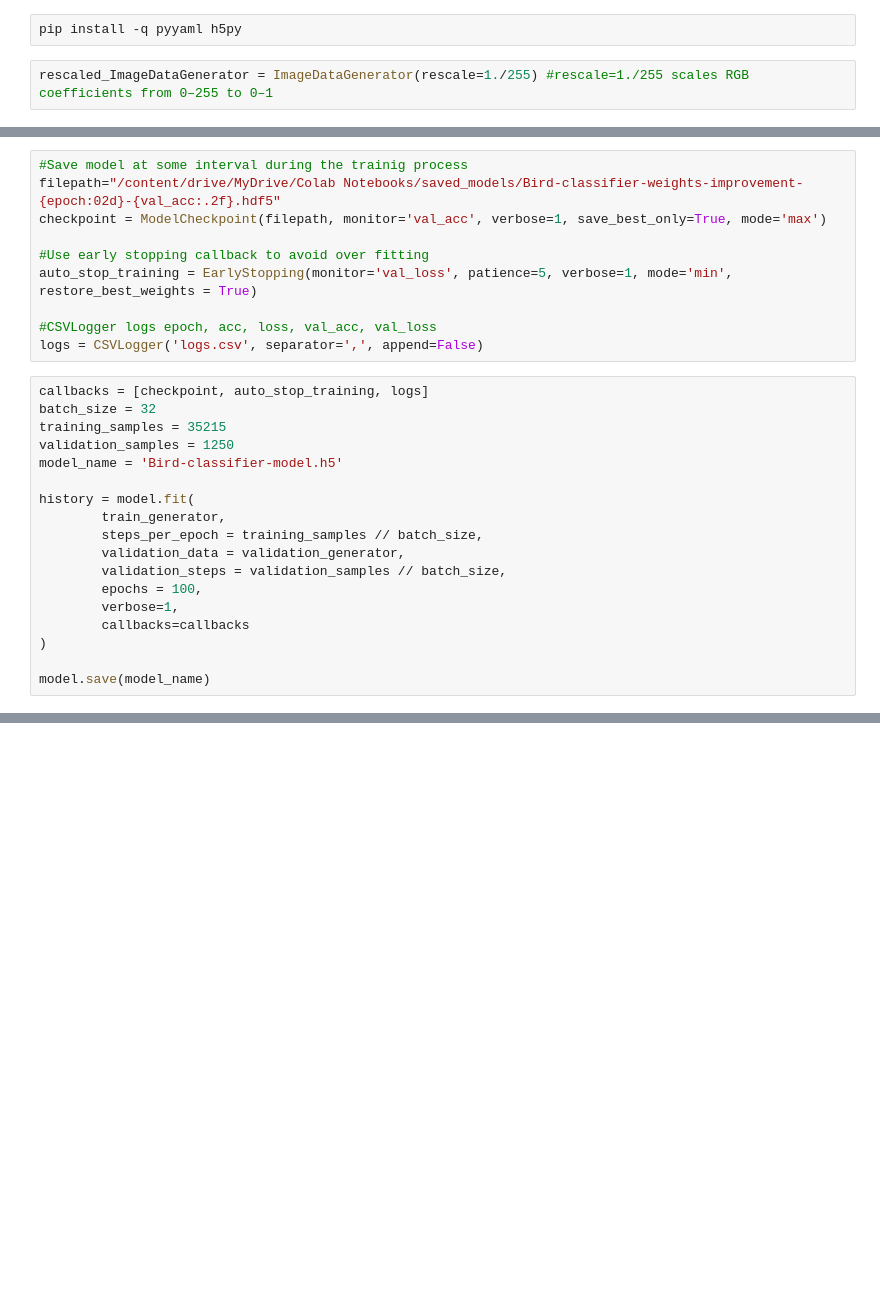
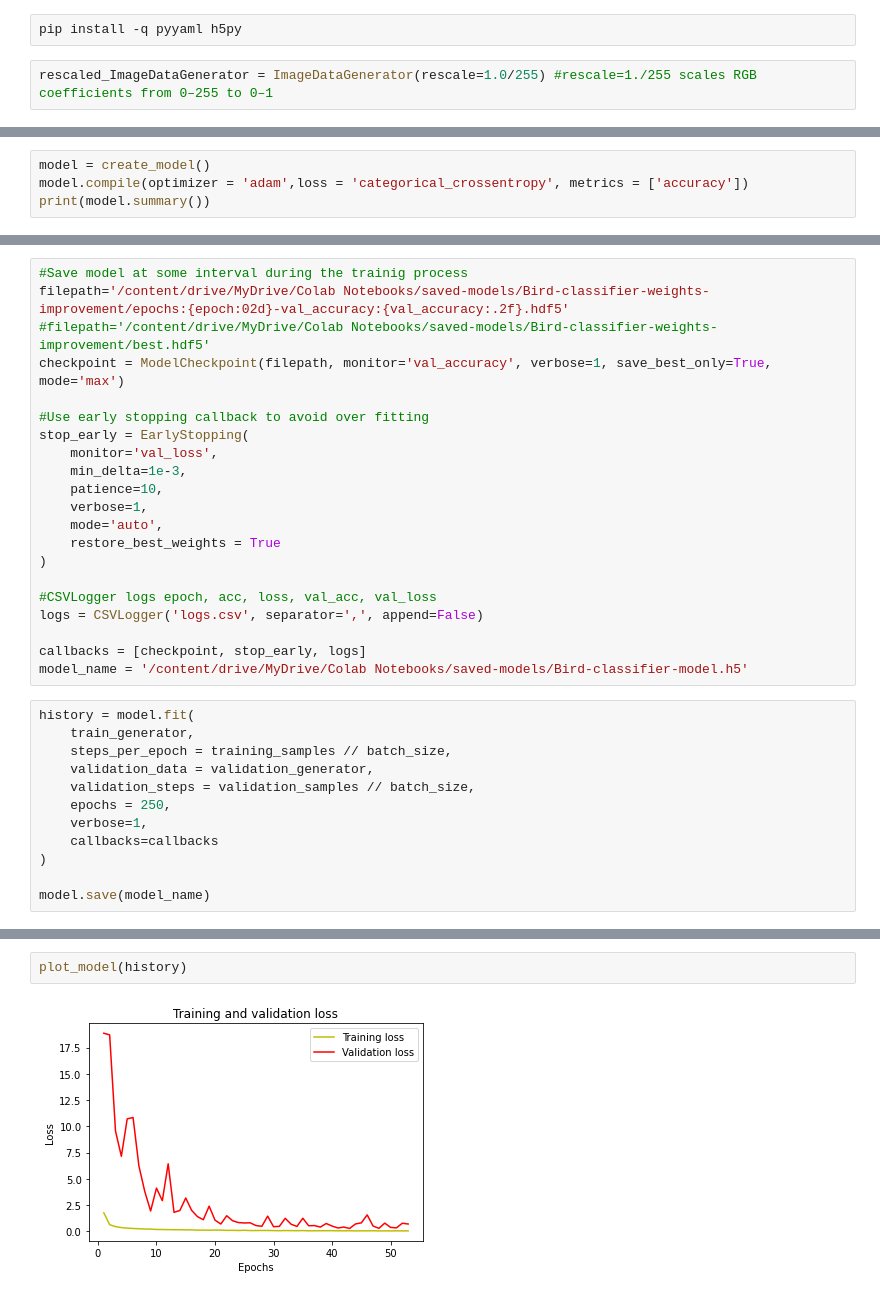
Before and after one commit to RobinHuumonen/Bird-classifier-with-Keras, a Jupyter notebook: Bird_classifier.ipynb, the cells around one changed output, grey strips where cells are left out. Saved outputs shown, nothing was run; the diff lists cells and outputs as text; blank space fills up the shorter version.

```diff
--- a/Bird_classifier.ipynb
+++ b/Bird_classifier.ipynb
@@ -14,4 +52,4 @@ import os
 # %%
 pip install -q pyyaml h5py
 # %%
-rescaled_ImageDataGenerator = ImageDataGenerator(rescale=1./255) #rescale=1./255 scales RGB coefficients from 0–255 to 0–1
+rescaled_ImageDataGenerator = ImageDataGenerator(rescale=1.0/255) #rescale=1./255 scales RGB coefficients from 0–255 to 0–1
@@ -79,0 +155,4 @@ None
+# %%
+model = create_model()
+model.compile(optimizer = 'adam',loss = 'categorical_crossentropy', metrics = ['accuracy'])
+print(model.summary())
@@ -80,28 +177,33 @@ None
 # %%
 #Save model at some interval during the trainig process
-filepath="/content/drive/MyDrive/Colab Notebooks/saved_models/Bird-classifier-weights-improvement-{epoch:02d}-{val_acc:.2f}.hdf5"
-checkpoint = ModelCheckpoint(filepath, monitor='val_acc', verbose=1, save_best_only=True, mode='max')
+filepath='/content/drive/MyDrive/Colab Notebooks/saved-models/Bird-classifier-weights-improvement/epochs:{epoch:02d}-val_accuracy:{val_accuracy:.2f}.hdf5'
+#filepath='/content/drive/MyDrive/Colab Notebooks/saved-models/Bird-classifier-weights-improvement/best.hdf5'
+checkpoint = ModelCheckpoint(filepath, monitor='val_accuracy', verbose=1, save_best_only=True, mode='max')
 
 #Use early stopping callback to avoid over fitting
-auto_stop_training = EarlyStopping(monitor='val_loss', patience=5, verbose=1, mode='min', restore_best_weights = True)
+stop_early = EarlyStopping(
+    monitor='val_loss',
+    min_delta=1e-3,
+    patience=10,
+    verbose=1,
+    mode='auto',
+    restore_best_weights = True
+)
 
 #CSVLogger logs epoch, acc, loss, val_acc, val_loss
 logs = CSVLogger('logs.csv', separator=',', append=False)
+
+callbacks = [checkpoint, stop_early, logs]
+model_name = '/content/drive/MyDrive/Colab Notebooks/saved-models/Bird-classifier-model.h5'
 # %%
-callbacks = [checkpoint, auto_stop_training, logs]
-batch_size = 32
-training_samples = 35215
-validation_samples = 1250
-model_name = 'Bird-classifier-model.h5'
-
 history = model.fit(
-        train_generator,
-        steps_per_epoch = training_samples // batch_size,
-        validation_data = validation_generator,
-        validation_steps = validation_samples // batch_size,
-        epochs = 100,
-        verbose=1,
-        callbacks=callbacks
+    train_generator,
+    steps_per_epoch = training_samples // batch_size,
+    validation_data = validation_generator,
+    validation_steps = validation_samples // batch_size,
+    epochs = 250,
+    verbose=1,
+    callbacks=callbacks
 )
 
 model.save(model_name)
@@ -154,0 +234,4 @@ plotter.show()
+# %%
+plot_model(history)
+# %% [output]
+[figure, added]
```
Also changed, not shown: parts of 22 cells of this notebook.
